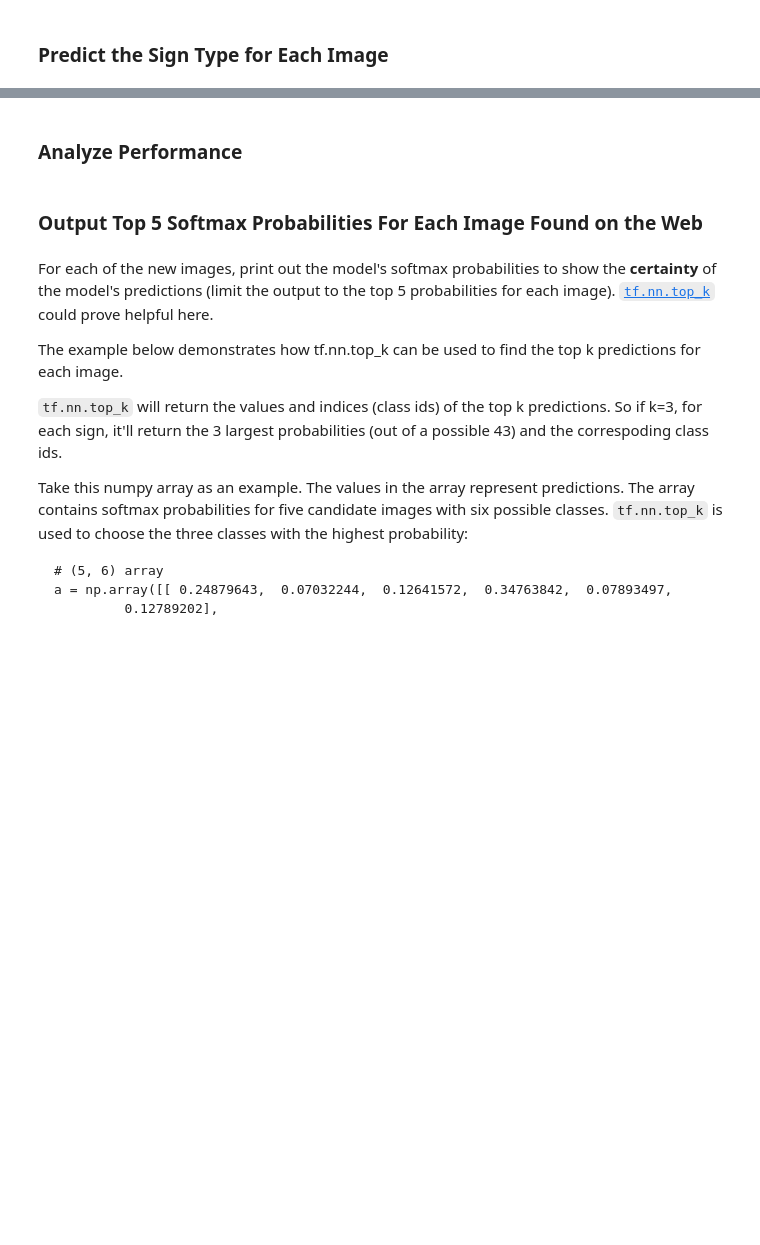
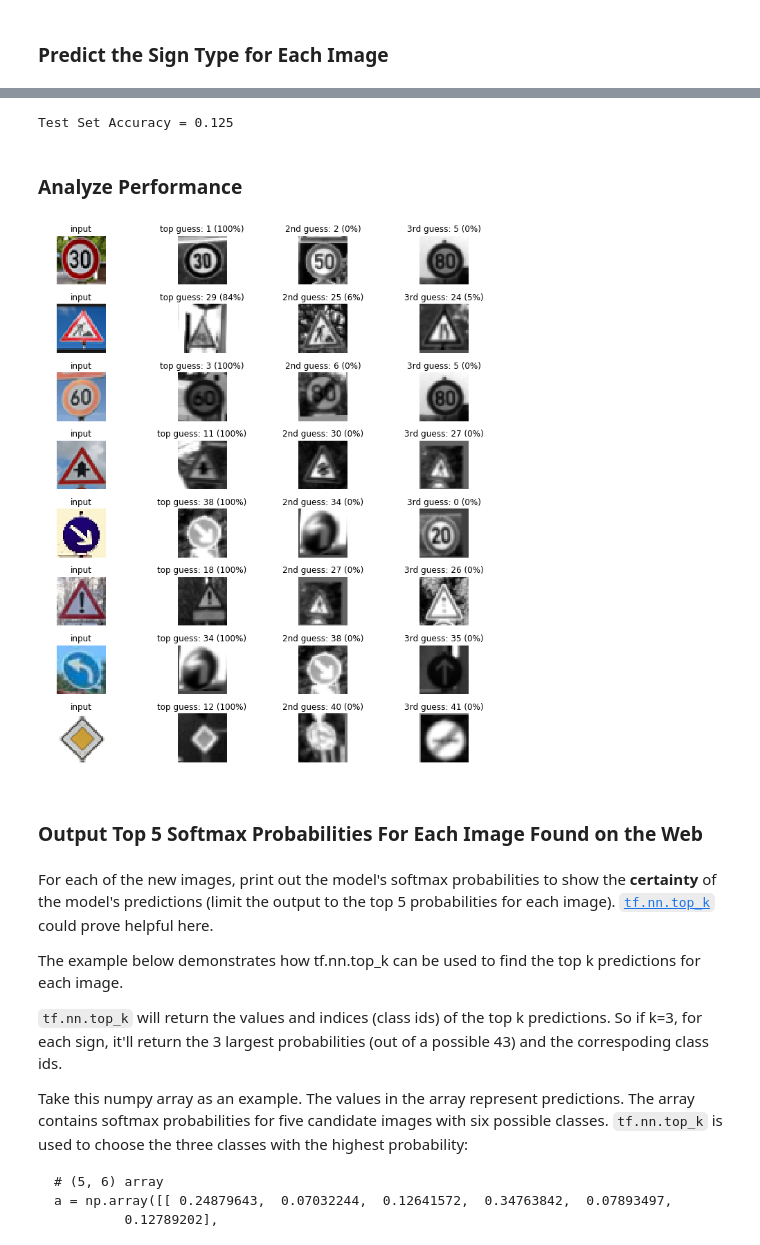
Before and after one commit to nisarg09/CarND-Traffic-Sign-Classifier-Project, a Jupyter notebook: Traffic_Sign_Classifier.ipynb, the cells around one changed output, grey strips where cells are left out. Cells and saved outputs as stored; diff of their text form; code cells hidden in the pictures; blank space fills up the shorter version.

```diff
--- a/Traffic_Sign_Classifier.ipynb
+++ b/Traffic_Sign_Classifier.ipynb
@@ -554,7 +556,7 @@ def lenet(x):
     fc2 = tf.nn.dropout(fc2, keep_prob)
 
     # SOLUTION: Layer 5: Fully Connected. Input = 84. Output = 43.
-    fc3_W  = tf.Variable(tf.truncated_normal(shape=(84, 10), mean = mu, stddev = sigma))
+    fc3_W  = tf.Variable(tf.truncated_normal(shape=(84, 43), mean = mu, stddev = sigma))
     fc3_b  = tf.Variable(tf.zeros(43))
     logits = tf.matmul(fc2, fc3_W) + fc3_b
 
@@ -707,7 +743,9 @@ with tf.Session() as sess:
     saver3 = tf.train.import_meta_graph('./lenet.meta')
     saver3.restore(sess, "./lenet")
     accuracy = evaluate(new_images_normalized, labels)
-    print("Test Set Accuracy = {:.3f}".format(my_accuracy))
+    print("Test Set Accuracy = {:.3f}".format(accuracy))
+# %% [output]
+Test Set Accuracy = 0.125
 # %% [markdown]
 ### Analyze Performance
 # %%
@@ -717,37 +755,39 @@ softmax_logits = tf.nn.softmax(logits)
 top_k = tf.nn.top_k(softmax_logits, k=3)
 
 
 with tf.Session() as sess:
     sess.run(tf.global_variables_initializer())
     saver = tf.train.import_meta_graph('./lenet.meta')
     saver.restore(sess, "./lenet")
-    my_softmax_logits = sess.run(softmax_logits, feed_dict={x: my_images_normalized, keep_prob: 1.0})
-    my_top_k = sess.run(top_k, feed_dict={x: my_images_normalized, keep_prob: 1.0})
+    my_softmax_logits = sess.run(softmax_logits, feed_dict={x: new_images_normalized, keep_prob: 1.0})
+    my_top_k = sess.run(top_k, feed_dict={x: new_images_normalized, keep_prob: 1.0})
 
 
-    fig, axs = plt.subplots(len(my_images),4, figsize=(12, 14))
+    fig, axs = plt.subplots(len(new_images),4, figsize=(12, 14))
     fig.subplots_adjust(hspace = .4, wspace=.2)
     axs = axs.ravel()
 
-    for i, image in enumerate(my_images):
+    for i, image in enumerate(new_images):
         axs[4*i].axis('off')
         axs[4*i].imshow(cv2.cvtColor(image, cv2.COLOR_BGR2RGB))
         axs[4*i].set_title('input')
         guess1 = my_top_k[1][i][0]
         index1 = np.argwhere(y_validation == guess1)[0]
         axs[4*i+1].axis('off')
         axs[4*i+1].imshow(X_validation[index1].squeeze(), cmap='gray')
         axs[4*i+1].set_title('top guess: {} ({:.0f}%)'.format(guess1, 100*my_top_k[0][i][0]))
         guess2 = my_top_k[1][i][1]
         index2 = np.argwhere(y_validation == guess2)[0]
         axs[4*i+2].axis('off')
         axs[4*i+2].imshow(X_validation[index2].squeeze(), cmap='gray')
         axs[4*i+2].set_title('2nd guess: {} ({:.0f}%)'.format(guess2, 100*my_top_k[0][i][1]))
         guess3 = my_top_k[1][i][2]
         index3 = np.argwhere(y_validation == guess3)[0]
         axs[4*i+3].axis('off')
         axs[4*i+3].imshow(X_validation[index3].squeeze(), cmap='gray')
         axs[4*i+3].set_title('3rd guess: {} ({:.0f}%)'.format(guess3, 100*my_top_k[0][i][2]))
+# %% [output]
+[figure, added]
 # %% [markdown]
 ### Output Top 5 Softmax Probabilities For Each Image Found on the Web
 # %% [markdown]
```
Also changed, not shown: parts of 13 cells of this notebook.
